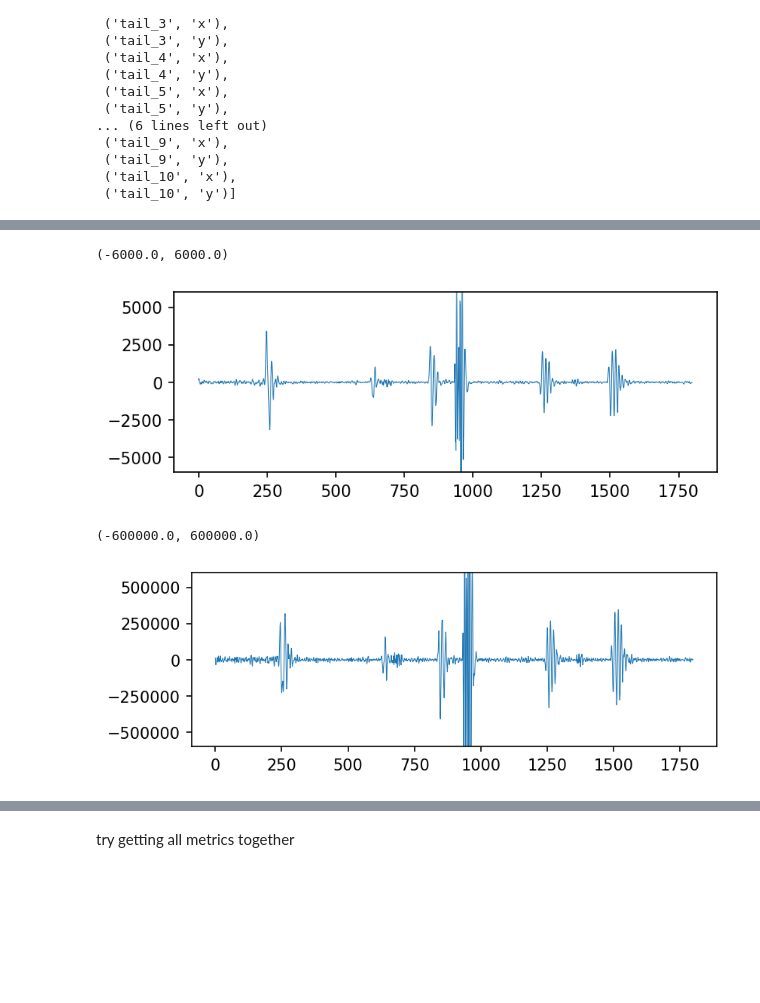
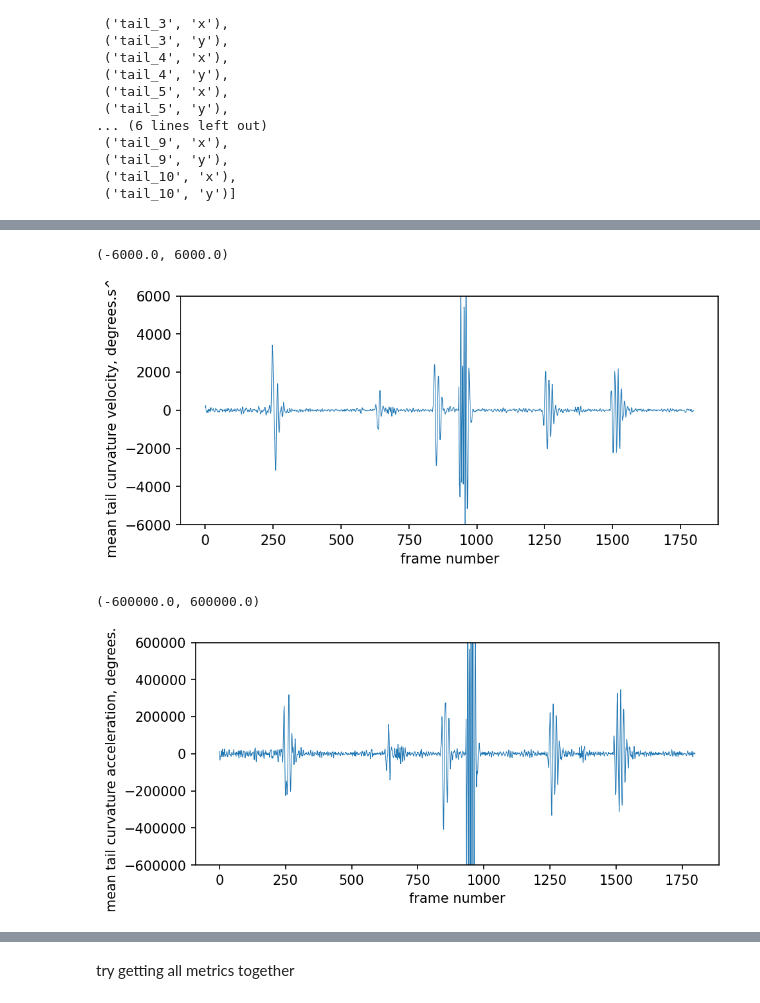
Before and after one commit to Scott-Lab-QBI/Scholz_et_al_2025_DLC-SLEAP_Analysis, a Jupyter notebook: Python/functionalities_test.ipynb, the cells around one changed output, grey strips where cells are left out. Saved outputs shown, nothing was run; the diff lists cells and outputs as text; code cells hidden in the pictures; blank space fills up the shorter version.

```diff
--- a/Python/functionalities_test.ipynb
+++ b/Python/functionalities_test.ipynb
@@ -927,5 +919,5 @@ df
 # %%
-df = compute_turn_angles(df)
+df = compute_turn_angles(df, time_array=time_array)
 # %%
 df
 # %% [output]
@@ -989,4 +981,4 @@ tail_list
  ('tail_10', 'x'),
  ('tail_10', 'y')]
 # %%
-mtc_metrics_smooth = compute_tail_curvature_metrics(df.iloc[:,6:8].values, time_array, dlc_df[scorer][tail_list].values, truncate=10, smooth=9)
+mtc_metrics_smooth = compute_tail_curvature_metrics(df.iloc[:,4:6].values, time_array, dlc_df[scorer][tail_list].values, truncate=10, smooth=9)
@@ -1015,16 +1005,20 @@ df
 # %%
-plt.rcParams["figure.figsize"]=(6,2)
+plt.rcParams["figure.figsize"]=(7,3)
 plt.rcParams["figure.dpi"]=150
 plt.plot(df[('mtc_velocity','mtc_velocity')], linewidth=0.5)
+plt.xlabel('frame number')
+plt.ylabel('mean tail curvature velocity, degrees.s^-1')
 plt.ylim([-6000,6000])
 # %% [output]
 (-6000.0, 6000.0)
-[figure, old version]
+[figure, new version]
 # %%
 plt.plot(df[('mtc_accel','mtc_accel')], linewidth=0.5)
+plt.ylabel('mean tail curvature acceleration, degrees.s^-2')
+plt.xlabel('frame number')
 plt.ylim([-600000,600000])
 # %% [output]
 (-600000.0, 600000.0)
-[figure, old version]
+[figure, new version]
 # %%
 plt.plot(mtc_metrics_smooth[('mtc','mtc')], linewidth=0.5)
```
Also changed, not shown: parts of 34 cells of this notebook, 3 other files.
